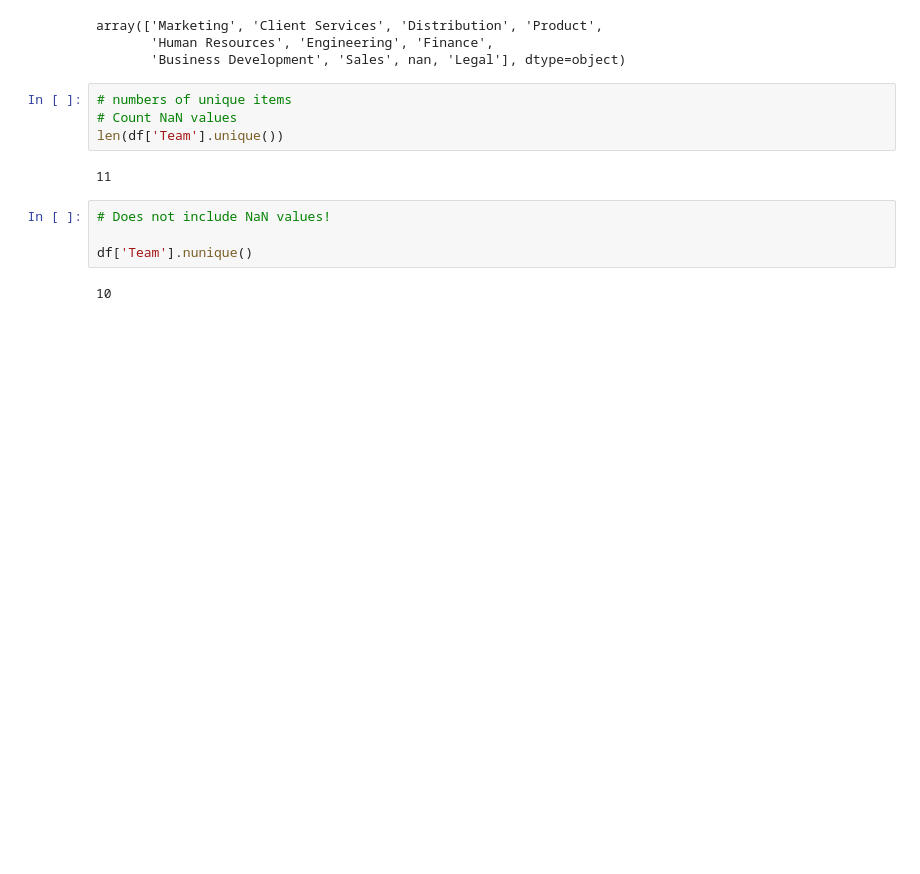
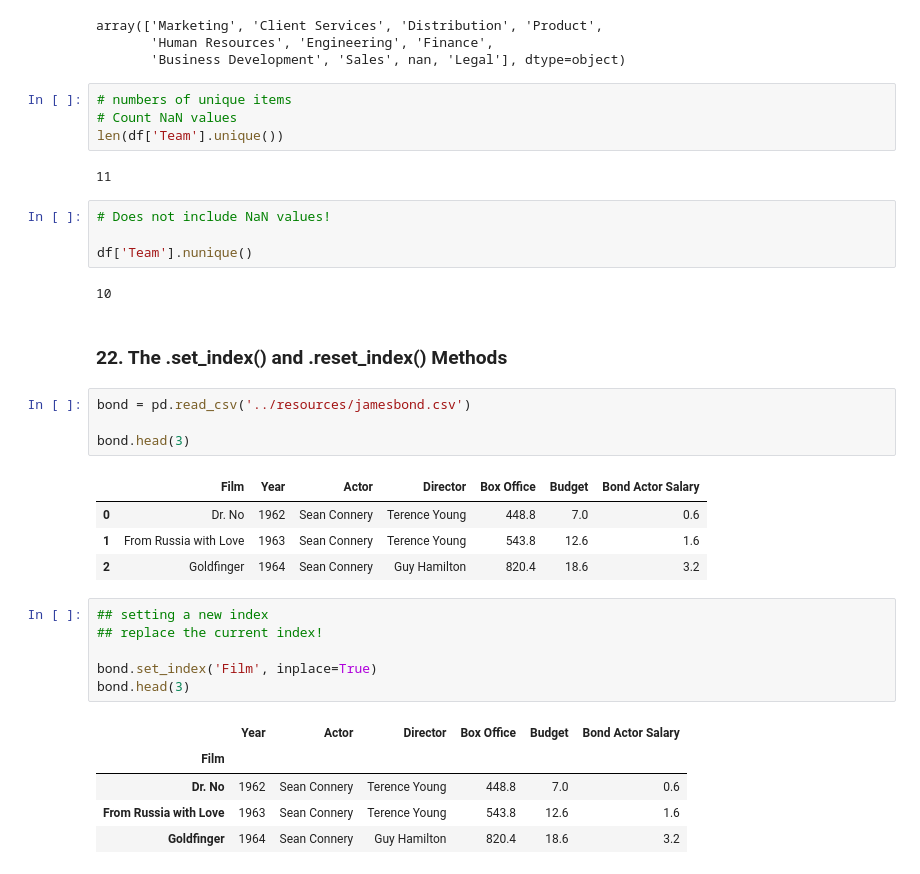
Before and after one commit to ageraldo1/Data-Science, a Jupyter notebook: pandas/notebooks/Dataframes.ipynb, the cells around one changed output. Cells and saved outputs as stored; diff of their text form; blank space fills up the shorter version.

```diff
--- a/pandas/notebooks/Dataframes.ipynb
+++ b/pandas/notebooks/Dataframes.ipynb
@@ -1043,3 +1043,26 @@ len(df['Team'].unique())
 df['Team'].nunique()
 # %% [output]
 10
+# %% [markdown]
+### 22. The .set_index() and .reset_index() Methods
+# %%
+bond = pd.read_csv('../resources/jamesbond.csv')
+
+bond.head(3)
+# %% [output]
+|  | Film | Year | Actor | Director | Box Office | Budget | Bond Actor Salary |
+| 0 | Dr. No | 1962 | Sean Connery | Terence Young | 448.8 | 7.0 | 0.6 |
+| 1 | From Russia with Love | 1963 | Sean Connery | Terence Young | 543.8 | 12.6 | 1.6 |
+| 2 | Goldfinger | 1964 | Sean Connery | Guy Hamilton | 820.4 | 18.6 | 3.2 |
+# %%
+## setting a new index
+## replace the current index!
+
+bond.set_index('Film', inplace=True)
+bond.head(3)
+# %% [output]
+|  | Year | Actor | Director | Box Office | Budget | Bond Actor Salary |
+| Film |  |  |  |  |  |  |
+| Dr. No | 1962 | Sean Connery | Terence Young | 448.8 | 7.0 | 0.6 |
+| From Russia with Love | 1963 | Sean Connery | Terence Young | 543.8 | 12.6 | 1.6 |
+| Goldfinger | 1964 | Sean Connery | Guy Hamilton | 820.4 | 18.6 | 3.2 |
```
Also changed, not shown: parts of 26 cells of this notebook.
